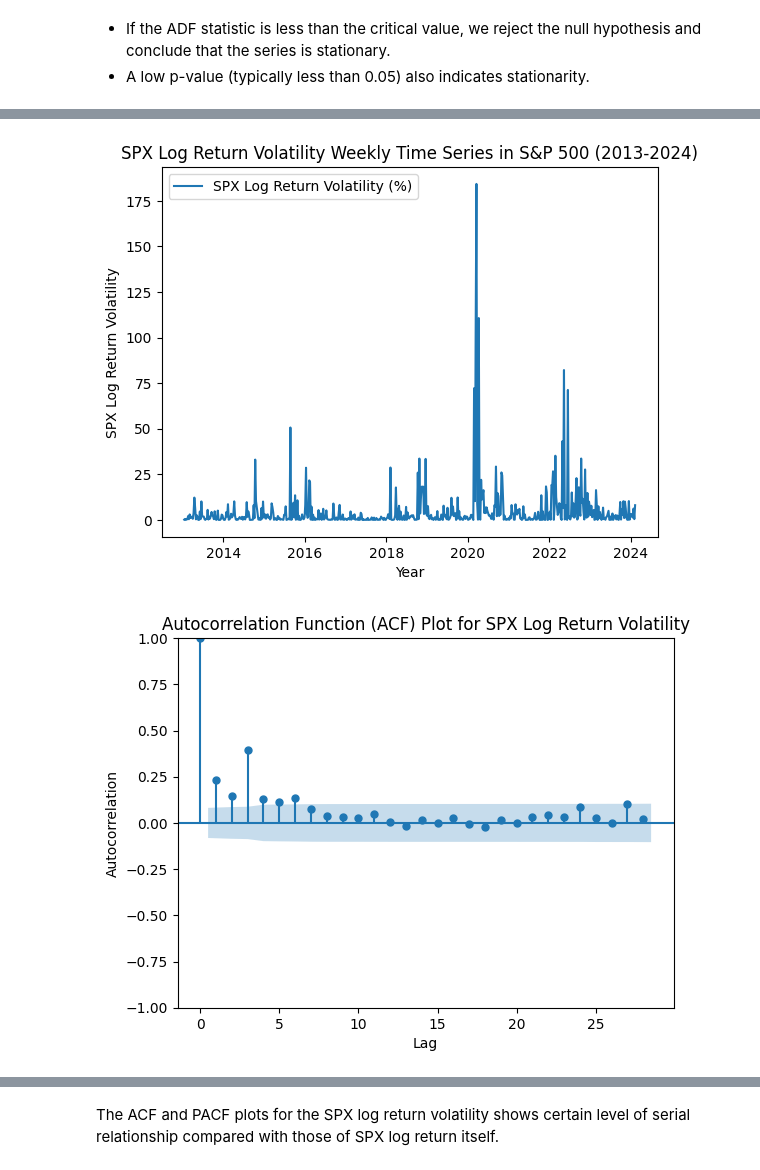
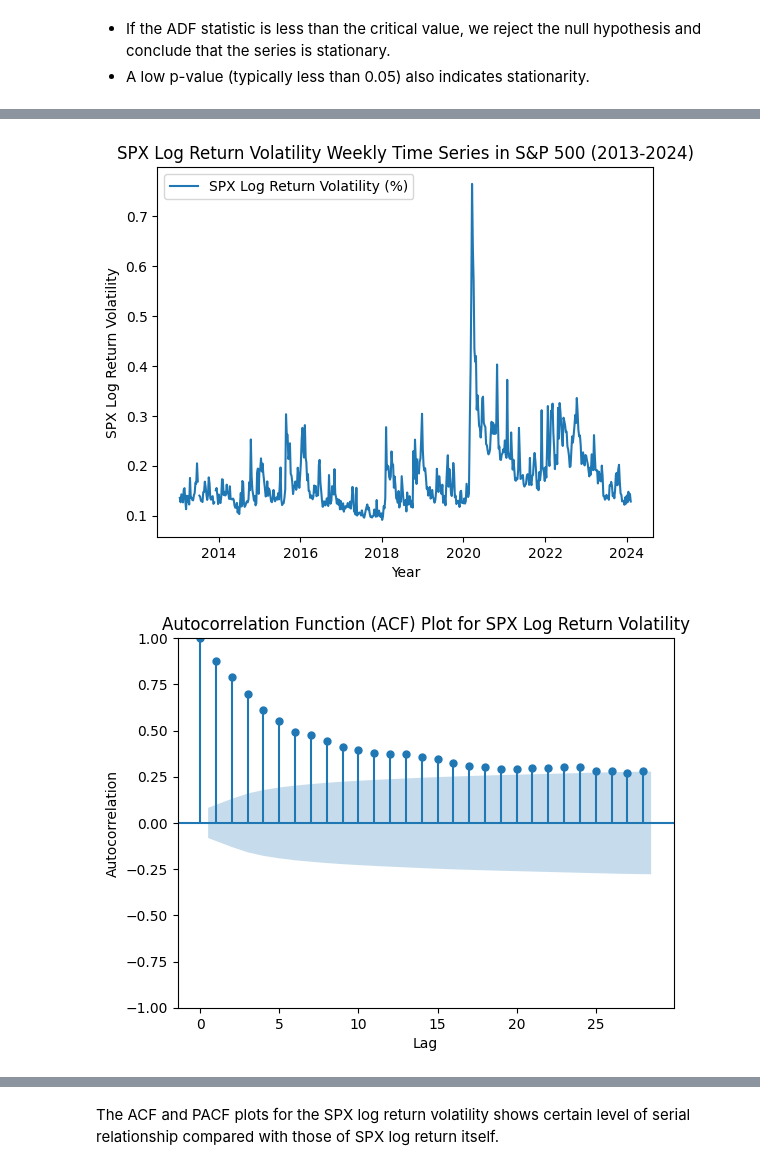
Before and after one commit to XiaozheZhangLehigh/2023-IAQR-BU-MSMFT, a Jupyter notebook: 2. Exploritary_Analysis_SP500.ipynb, the cells around one changed output, grey strips where cells are left out. Saved outputs shown, nothing was run; the diff lists cells and outputs as text; code cells hidden in the pictures.

```diff
--- a/2. Exploritary_Analysis_SP500.ipynb
+++ b/2. Exploritary_Analysis_SP500.ipynb
@@ -17,15 +17,16 @@ mpd['Date'] = pd.to_datetime(mpd['Date'])  # Since 'Date' is the index for mpd
 sp500['Date'] = pd.to_datetime(sp500['Date'])
 
 # mpd_sp500 = pd.merge(mpd, sp500, on='Date', how='left')
-mpd_sp500 = pd.merge(mpd, sp500[['Date', 'Adj Close', 'Volume']], on='Date', how='left')
+mpd_sp500 = pd.merge(mpd, sp500[['Date', 'Adj Close']], on='Date', how='left')
 # %%
-# rename Adj Close to SP_adj_close, Volume to SP_volume
-mpd_sp500.rename(columns={'Adj Close': 'SP_adj_close', 'Volume': 'SP_volume'}, inplace=True)
+# rename Adj Close to SP_adj_close,
+mpd_sp500.rename(columns={'Adj Close': 'SP_adj_close'}, inplace=True)
+
 
 mpd_sp500['SP_lg_pr'] = np.log(mpd_sp500['SP_adj_close'])
 
 # log returns
-mpd_sp500['SP_lg_ret'] = mpd_sp500['SP_lg_pr'].diff() * 100 # in percentage for better visualization
+mpd_sp500['SP_lg_ret(%)'] = mpd_sp500['SP_lg_pr'].diff() * 100 # in percentage for better visualization
 # %%
 # drop the first row
 mpd_sp500 = mpd_sp500[1:]
@@ -173,0 +190,10 @@ p-value for weekly S&P500 Log Return: 0.000000
+# %%
+VIX = pd.read_csv('^VIX.csv')
+VIX['Date'] = pd.to_datetime(VIX['Date'])
+# remove the Open, High, Low, Close, and Volume columns
+VIX = VIX[['Date', 'Adj Close']]
+# devide the VIX by 100
+VIX['Adj Close'] = VIX['Adj Close'] / 100
+# rename the Adj Close to VIX
+VIX.rename(columns={'Adj Close': 'VIX'}, inplace=True)
+VIX.head()
@@ -173,0 +207,4 @@ p-value for weekly S&P500 Log Return: 0.000000
+# %%
+# merge the VIX with mpd_sp500
+mpd_sp500_VIX = pd.merge(mpd_sp500, VIX, on='Date', how='left')
+mpd_sp500_VIX.head()
@@ -174,22 +219,22 @@ p-value for weekly S&P500 Log Return: 0.000000
 # %%
 # plot the volatility of the log return by using (return - mean)^2
-mpd_sp500['SP_lg_ret_vol'] = (mpd_sp500['SP_lg_ret'] - mpd_sp500['SP_lg_ret'].mean())**2
-plt.plot(mpd_sp500['Date'], mpd_sp500['SP_lg_ret_vol'], label='SPX Log Return Volatility (%)')
+#mpd_sp500['SP_lg_ret_vol'] = (mpd_sp500['SP_lg_ret'] - mpd_sp500['SP_lg_ret'].mean())**2
+plt.plot(mpd_sp500_VIX['Date'], mpd_sp500_VIX['VIX'], label='SPX Log Return Volatility (%)')
 plt.xlabel('Year')
 plt.ylabel('SPX Log Return Volatility')
 plt.title('SPX Log Return Volatility Weekly Time Series in S&P 500 (2013-2024)')
 plt.legend()
 plt.show()
 # %% [output]
-[figure, old version]
+[figure, new version]
 # %%
 # ACF plot for log return volatility
-plot_acf(mpd_sp500['SP_lg_ret_vol'].dropna())
+plot_acf(mpd_sp500_VIX['VIX'].dropna())
 plt.xlabel('Lag')
 plt.ylabel('Autocorrelation')
 plt.title('Autocorrelation Function (ACF) Plot for SPX Log Return Volatility')
 plt.show()
 # %% [output]
-[figure, old version]
+[figure, new version]
 # %%
 # pacf plot for log return volatility
```
Also changed, not shown: parts of 13 cells of this notebook, 5 other files.
